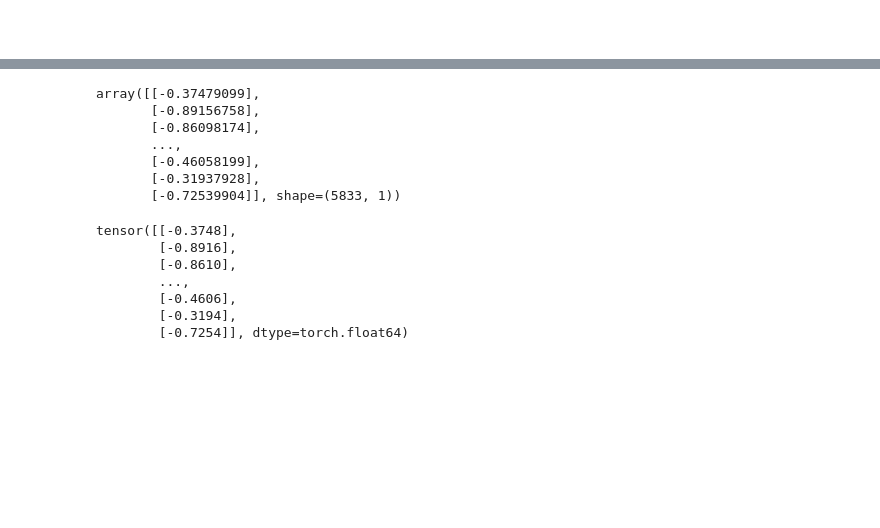
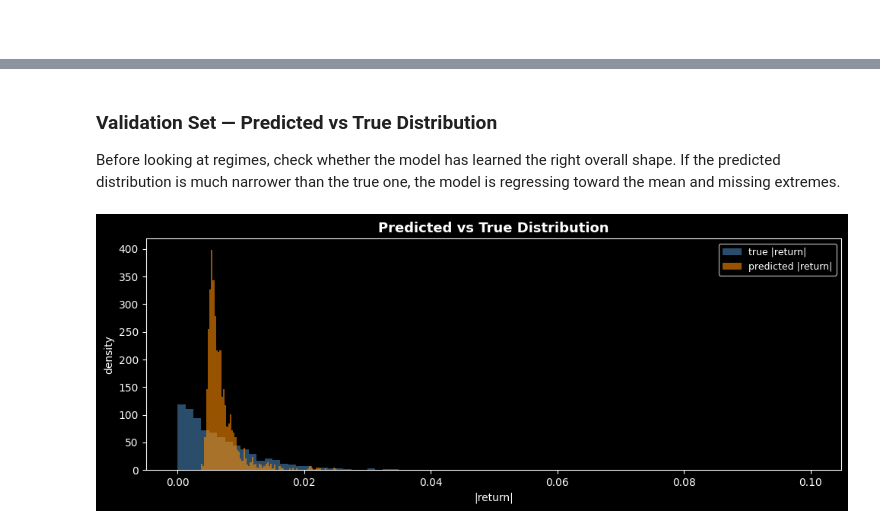
Before and after one commit to edouardblnc87/deep_learning_implementation, a Jupyter notebook: 6_rnn.ipynb, the cells around one changed output, grey strips where cells are left out. Cells and saved outputs as stored; diff of their text form; code cells hidden in the pictures; blank space fills up the shorter version.

```diff
--- a/6_rnn.ipynb
+++ b/6_rnn.ipynb
@@ -162,10 +167,0 @@ early stopping at epoch 32 — best test loss: 0.794320
-# %%
-y_train
-# %% [output]
-array([[-0.37479099],
-       [-0.89156758],
-       [-0.86098174],
-       ...,
-       [-0.46058199],
-       [-0.31937928],
-       [-0.72539904]], shape=(5833, 1))
@@ -174,10 +168,8 @@ from torch.utils.data import DataLoader
-# %%
-torch.tensor(y_train)
-# %% [output]
-tensor([[-0.3748],
-        [-0.8916],
-        [-0.8610],
-        ...,
-        [-0.4606],
-        [-0.3194],
-        [-0.7254]], dtype=torch.float64)
+# %% [markdown]
+### Validation Set — Predicted vs True Distribution
+
+Before looking at regimes, check whether the model has learned the right overall shape. If the predicted distribution is much narrower than the true one, the model is regressing toward the mean and missing extremes.
+# %%
+plot_pred_vs_true_distribution(y_val_inv, y_pred)
+# %% [output]
+[figure, added]
```
Also changed, not shown: parts of 28 cells of this notebook, 7 other files.
